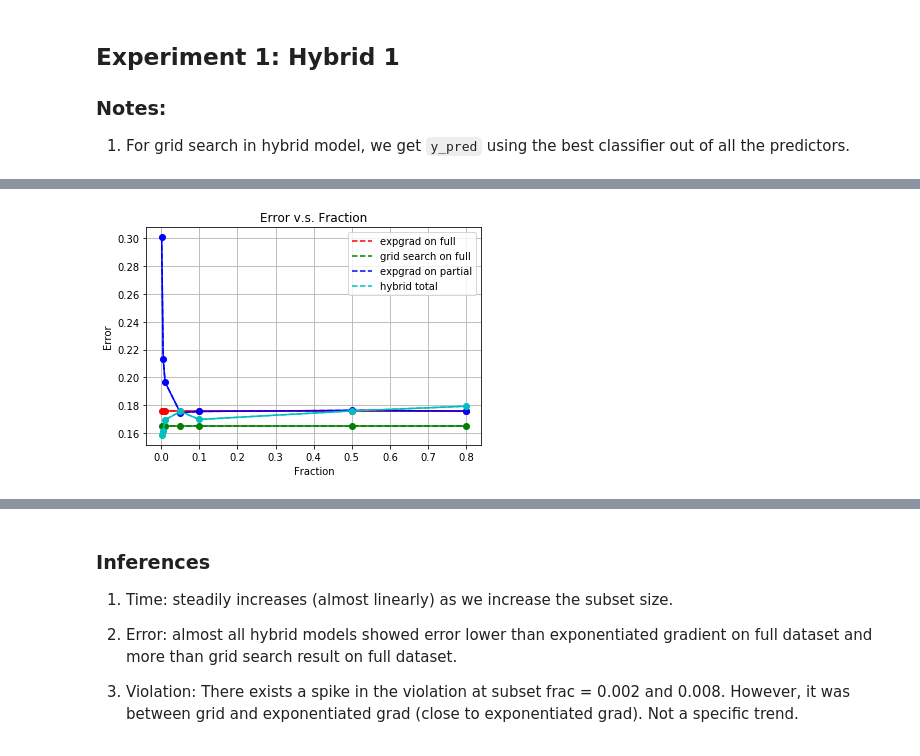
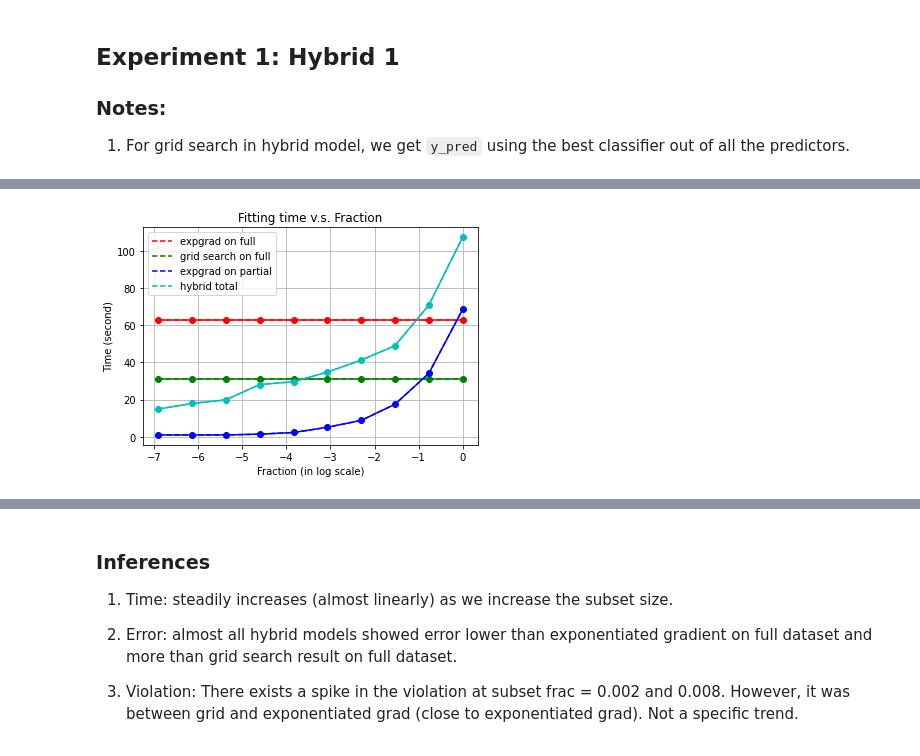
Before and after one commit to UMass-Responsible-AI/fairlearn, a Jupyter notebook: notebooks/hybrid-lagrangian.ipynb, the cells around one changed output, grey strips where cells are left out. Cells and saved outputs as stored; diff of their text form; code cells hidden in the pictures.

Commit message:
More experiments on hybrid model

```diff
--- a/notebooks/hybrid-lagrangian.ipynb
+++ b/notebooks/hybrid-lagrangian.ipynb
@@ -78,3 +84,8 @@ eps = 0.008
+# %%
+# Subsampling process
+num_samples = 10
+fractions = np.logspace(-3, 0, num=10)
+eps = 0.005
 # %%
 #Unmitigated LogRes
 from sklearn.linear_model import LogisticRegression
@@ -225,7 +236,7 @@ for i,f in enumerate(fractions):
     for n in range(num_samples):
 
         # get samples
-        subsampling = train_all.sample(frac=f, random_state=n)
+        subsampling = train_all.sample(frac=f, random_state=n+20)
         subsampling = subsampling.reset_index()
         subsampling = subsampling.drop(columns=['index'])
         tmp = subsampling.iloc[:, :-1]
@@ -366,59 +328,44 @@ Hybrid (Total time)     0.8             70.5
 # %%
-# Print Error and plot them
-abs_error = error_expgrad_alls[0]
-norm_error_hybrids = []
-norm_error_expgrad_fracs = []
-norm_error_grid_alls = []
-norm_error_expgrad_alls = []
-
-norm_error_exp = (error_expgrad_alls[0] - abs_error)/abs_error
-norm_error_grid = (error_grid_alls[0] - abs_error)/abs_error
-
-print('Model\t\t\tFraction\tError\t\tNormalised Error')
-print('{}\t{}\t\t{}\t{}'.format('Exp.Grad. on full', '-', error_expgrad_alls[0], norm_error_exp))
-print('{}\t{}\t\t{}\t{}'.format('Grid Search on full', '-', error_grid_alls[0], norm_error_grid))
-print('---------------------------------------------')
-for i in range(len(fractions)):
-    norm_error = (error_expgrad_fracs[i] - abs_error)/abs_error
-    print('{}\t{}\t\t{}\t{}'.format('Exp.Grad. on subset',
-                                fractions[i], error_expgrad_fracs[i], norm_error))
-
-    norm_error_expgrad_fracs.append(norm_error)
-    norm_error_expgrad_alls.append(norm_error_exp)
-
-print('---------------------------------------------')
-for i in range(len(fractions)):
-    norm_error = (error_hybrids[i] - abs_error)/abs_error
-    print('{}\t\t{}\t\t{}\t{}'.format('Hybrid',
-                                fractions[i], error_hybrids[i], norm_error))
-
-    norm_error_hybrids.append(norm_error)
-    norm_error_grid_alls.append(norm_error_grid)
+# Print Time and plot them
+fr = np.log(fractions)
 
 import matplotlib.pyplot as plt
 
-l1 = plt.plot(fractions, error_expgrad_alls,'r--',label="expgrad on full")
-l2 = plt.plot(fractions, error_grid_alls,'g--',label="grid search on full")
-l3 = plt.plot(fractions, error_expgrad_fracs,'b--',label="expgrad on partial")
-l4 = plt.plot(fractions, error_hybrids,'c--',label="hybrid total")
-plt.plot(fractions, error_expgrad_alls,'ro-', fractions, error_grid_alls,'go-',
-         fractions, error_expgrad_fracs,'bo-', fractions, error_hybrids,'co-')
-plt.xlabel('Fraction')
+l1 = plt.plot(fr, time_expgrad_alls,'r--',label="expgrad on full")
+l2 = plt.plot(fr, time_grid_alls,'g--',label="grid search on full")
+l3 = plt.plot(fr, time_expgrad_fracs,'b--',label="expgrad on partial")
+l4 = plt.plot(fr, time_hybrids,'c--',label="hybrid total")
+plt.plot(fr, time_expgrad_alls,'ro-', fr, time_grid_alls,'go-',
+         fr, time_expgrad_fracs,'bo-', fr, time_hybrids,'co-')
+plt.xlabel('Fraction (in log scale)')
+plt.ylabel('Time (second)')
+plt.title('Fitting time v.s. Fraction')
+plt.grid()
+plt.legend()
+plt.show()
+
+l1 = plt.plot(fr, error_expgrad_alls,'r--',label="expgrad on full")
+l2 = plt.plot(fr, error_grid_alls,'g--',label="grid search on full")
+l3 = plt.plot(fr, error_expgrad_fracs,'b--',label="expgrad on partial")
+l4 = plt.plot(fr, error_hybrids,'c--',label="hybrid total")
+plt.plot(fr, error_expgrad_alls,'ro-', fr, error_grid_alls,'go-',
+         fr, error_expgrad_fracs,'bo-', fr, error_hybrids,'co-')
+plt.xlabel('Fraction (in log scale)')
 plt.ylabel('Error')
 plt.title('Error v.s. Fraction')
 plt.grid()
 plt.legend()
 plt.show()
 
-l1 = plt.plot(fractions, norm_error_expgrad_alls,'r--',label="expgrad on full")
-l2 = plt.plot(fractions, norm_error_grid_alls,'g--',label="grid search on full")
-l3 = plt.plot(fractions, norm_error_expgrad_fracs,'b--',label="expgrad on partial")
-l4 = plt.plot(fractions, norm_error_hybrids,'c--',label="hybrid total")
-plt.plot(fractions, norm_error_expgrad_alls,'ro-', fractions, norm_error_grid_alls,'go-',
-         fractions, norm_error_expgrad_fracs,'bo-', fractions, norm_error_hybrids,'co-')
-plt.xlabel('Fraction')
-plt.ylabel('Normalised Error')
-plt.title('Normalised Error v.s. Fraction')
+l1 = plt.plot(fr, vio_expgrad_alls,'r--',label="expgrad on full")
+l2 = plt.plot(fr, vio_grid_alls,'g--',label="grid search on full")
+l3 = plt.plot(fr, vio_expgrad_fracs,'b--',label="expgrad on partial")
+l4 = plt.plot(fr, vio_hybrids,'c--',label="hybrid total")
+plt.plot(fr, vio_expgrad_alls,'ro-', fr, vio_grid_alls,'go-',
+         fr, vio_expgrad_fracs,'bo-', fr, vio_hybrids,'co-')
+plt.xlabel('Fraction (in log scale)')
+plt.ylabel('Violation')
+plt.title('Violation v.s. Fraction')
 plt.grid()
 plt.legend()
 plt.show()
@@ -445 +373 @@ Hybrid  0.8             0.17927889192592367     0.019584522218407986
-[figure, old version]
+[figure, new version]
```
Also changed, not shown: parts of 23 cells of this notebook, 1 other file.
